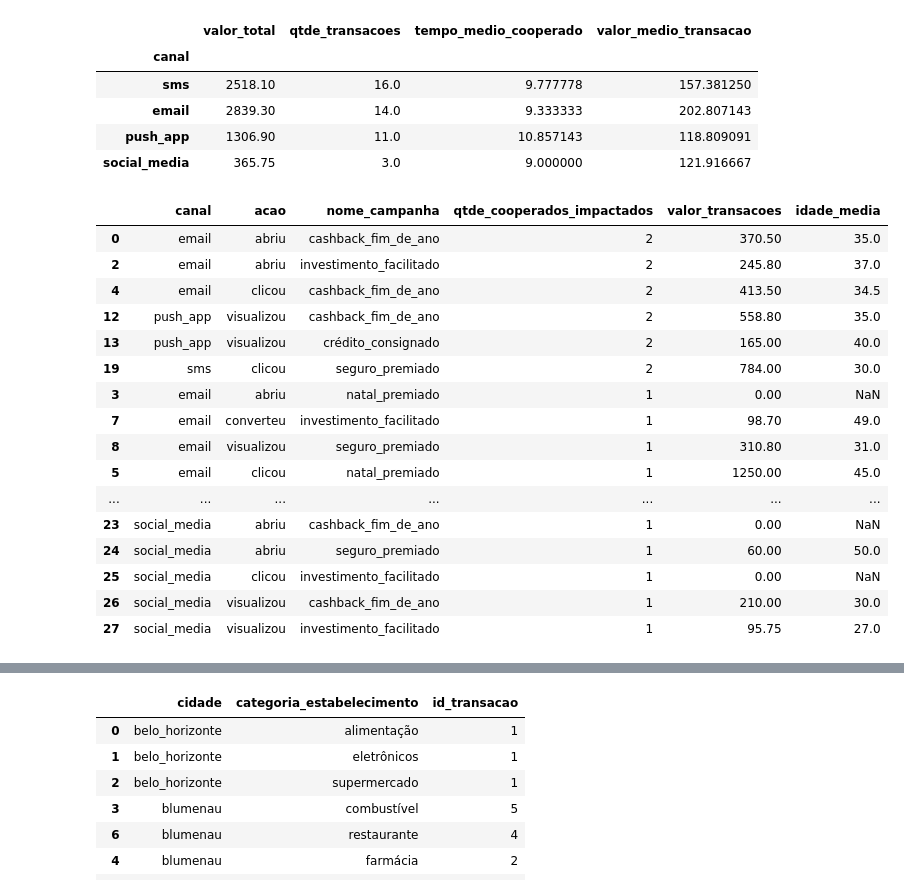
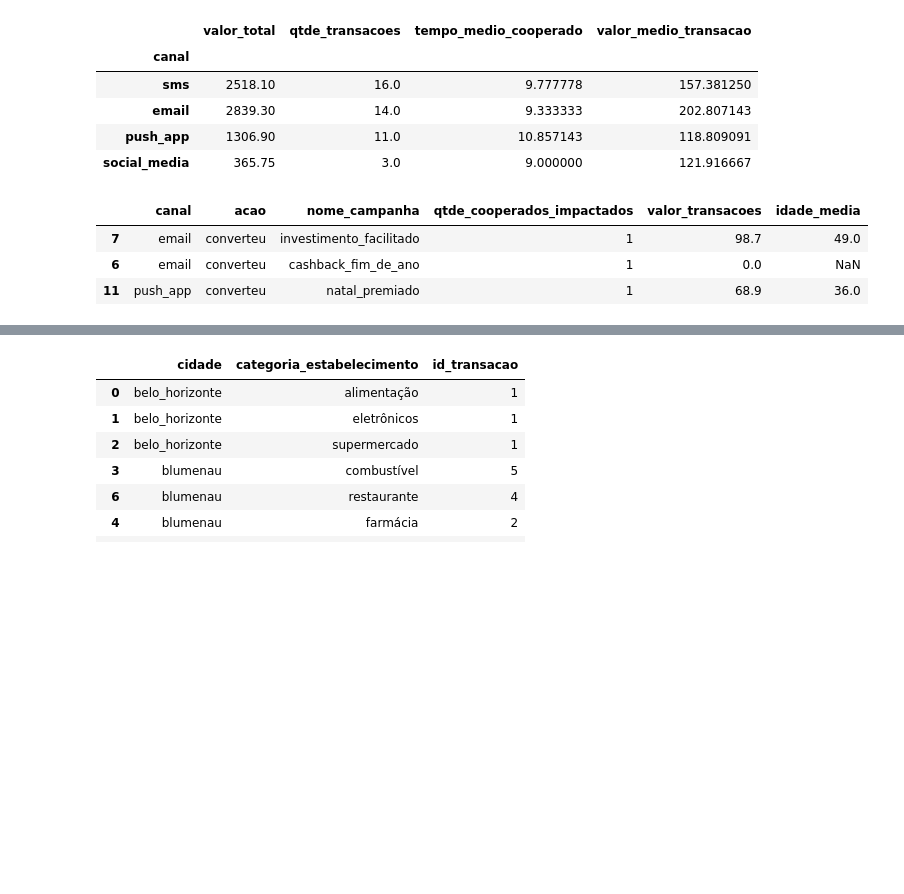
Before and after one commit to rafaelpaniago/desafio_01, a Jupyter notebook: analise02.ipynb, the cells around one changed output, grey strips where cells are left out. Drawn from its saved outputs; the diff is of its cells as text; code cells hidden in the pictures; blank space fills up the shorter version.

```diff
--- a/analise02.ipynb
+++ b/analise02.ipynb
@@ -224,34 +209,21 @@ df_campanhas_transacoes_canais.sort_values(by='qtde_transacoes', ascending=False
 # %%
 # Aqui vamos olhar o canal, ação e nome da campanha
 
 df_campanhas_acao = df_campanhas_transacoes.groupby(['canal', 'acao', 'nome_campanha']).agg({
     'id_cooperado': 'nunique',
     'valor':'sum',
     'idade': 'mean'
 }).reset_index().rename(columns={
     'id_cooperado': 'qtde_cooperados_impactados',
     'valor': 'valor_transacoes',
     'idade': 'idade_media'
 }).sort_values(by='qtde_cooperados_impactados', ascending=False)
-df_campanhas_acao
+df_campanhas_acao[df_campanhas_acao['acao']=='converteu']
 # %% [output]
 |  | canal | acao | nome_campanha | qtde_cooperados_impactados | valor_transacoes | idade_media |
-| 0 | email | abriu | cashback_fim_de_ano | 2 | 370.50 | 35.0 |
-| 2 | email | abriu | investimento_facilitado | 2 | 245.80 | 37.0 |
-| 4 | email | clicou | cashback_fim_de_ano | 2 | 413.50 | 34.5 |
-| 12 | push_app | visualizou | cashback_fim_de_ano | 2 | 558.80 | 35.0 |
-| 13 | push_app | visualizou | crédito_consignado | 2 | 165.00 | 40.0 |
-| 19 | sms | clicou | seguro_premiado | 2 | 784.00 | 30.0 |
-| 3 | email | abriu | natal_premiado | 1 | 0.00 | NaN |
-| 7 | email | converteu | investimento_facilitado | 1 | 98.70 | 49.0 |
-| 8 | email | visualizou | seguro_premiado | 1 | 310.80 | 31.0 |
-| 5 | email | clicou | natal_premiado | 1 | 1250.00 | 45.0 |
-| ... | ... | ... | ... | ... | ... | ... |
-| 23 | social_media | abriu | cashback_fim_de_ano | 1 | 0.00 | NaN |
-| 24 | social_media | abriu | seguro_premiado | 1 | 60.00 | 50.0 |
-| 25 | social_media | clicou | investimento_facilitado | 1 | 0.00 | NaN |
-| 26 | social_media | visualizou | cashback_fim_de_ano | 1 | 210.00 | 30.0 |
-| 27 | social_media | visualizou | investimento_facilitado | 1 | 95.75 | 27.0 |
+| 7 | email | converteu | investimento_facilitado | 1 | 98.7 | 49.0 |
+| 6 | email | converteu | cashback_fim_de_ano | 1 | 0.0 | NaN |
+| 11 | push_app | converteu | natal_premiado | 1 | 68.9 | 36.0 |
 # %%
 # Aqui eu quero entender se há relação do número de transações com o nome da campanha
 # Mesmo eu sabendo que a campanha foi enviada em período diferente das transações.
```
Also changed, not shown: parts of 2 cells of this notebook.
